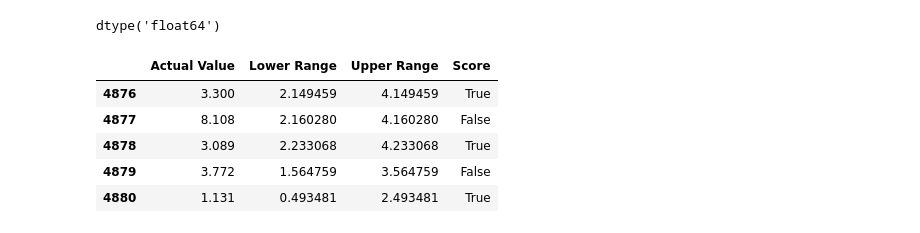
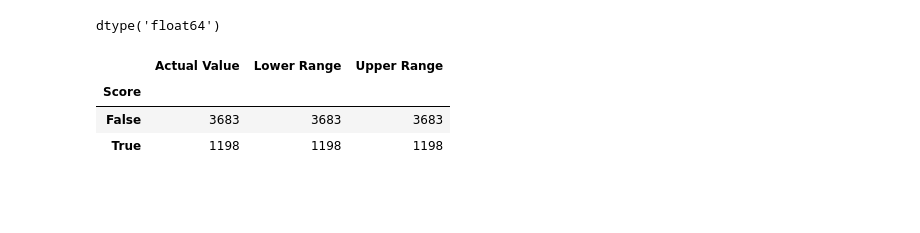
Before and after one commit to taylorbreychak/AstroEconomics, a Jupyter notebook: Final_Project - Machine Learning & Astrology.ipynb, the cells around one changed output. Drawn from its saved outputs; the diff is of its cells as text; code cells hidden in the pictures; blank space fills up the shorter version.

```diff
--- a/Final_Project - Machine Learning & Astrology.ipynb
+++ b/Final_Project - Machine Learning & Astrology.ipynb
@@ -180,15 +162,17 @@ scoring_df['Upper Range'].dtype
 dtype('float64')
 # %%
 scoring_df['Score'] = (scoring_df['Actual Value'] >= scoring_df['Lower Range'])&( scoring_df['Actual Value'] <= scoring_df['Upper Range'])
-# %%
-scoring_df.tail()
-# %% [output]
-|  | Actual Value | Lower Range | Upper Range | Score |
-| 4876 | 3.300 | 2.149459 | 4.149459 | True |
-| 4877 | 8.108 | 2.160280 | 4.160280 | False |
-| 4878 | 3.089 | 2.233068 | 4.233068 | True |
-| 4879 | 3.772 | 1.564759 | 3.564759 | False |
-| 4880 | 1.131 | 0.493481 | 2.493481 | True |
+# %%
+
+scoring_df.describe()
+scoring_df.tail()
+updated_df=scoring_df.groupby(['Score']).count()
+updated_df
+# %% [output]
+|  | Actual Value | Lower Range | Upper Range |
+| Score |  |  |  |
+| False | 3683 | 3683 | 3683 |
+| True | 1198 | 1198 | 1198 |
 # %%
 True_df = scoring_df[(scoring_df['Actual Value'] >= scoring_df['Lower Range']) & (scoring_df['Actual Value'] <= scoring_df['Upper Range'])]
 True_df
```
Also changed, not shown: parts of 14 cells of this notebook.
